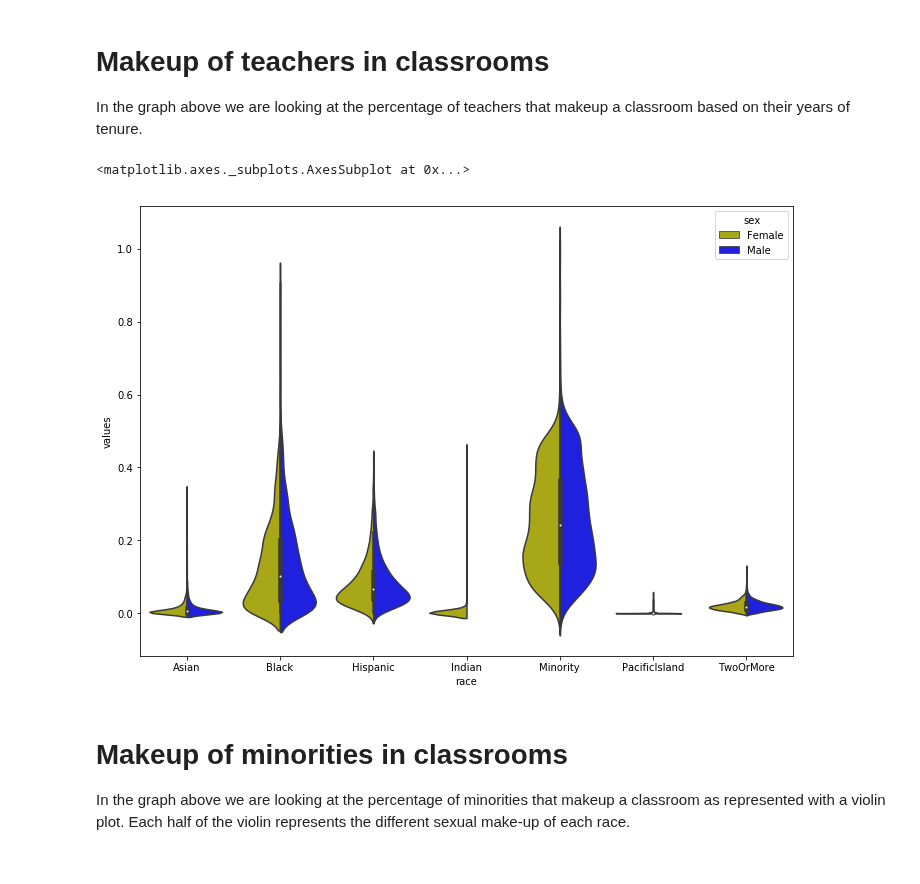
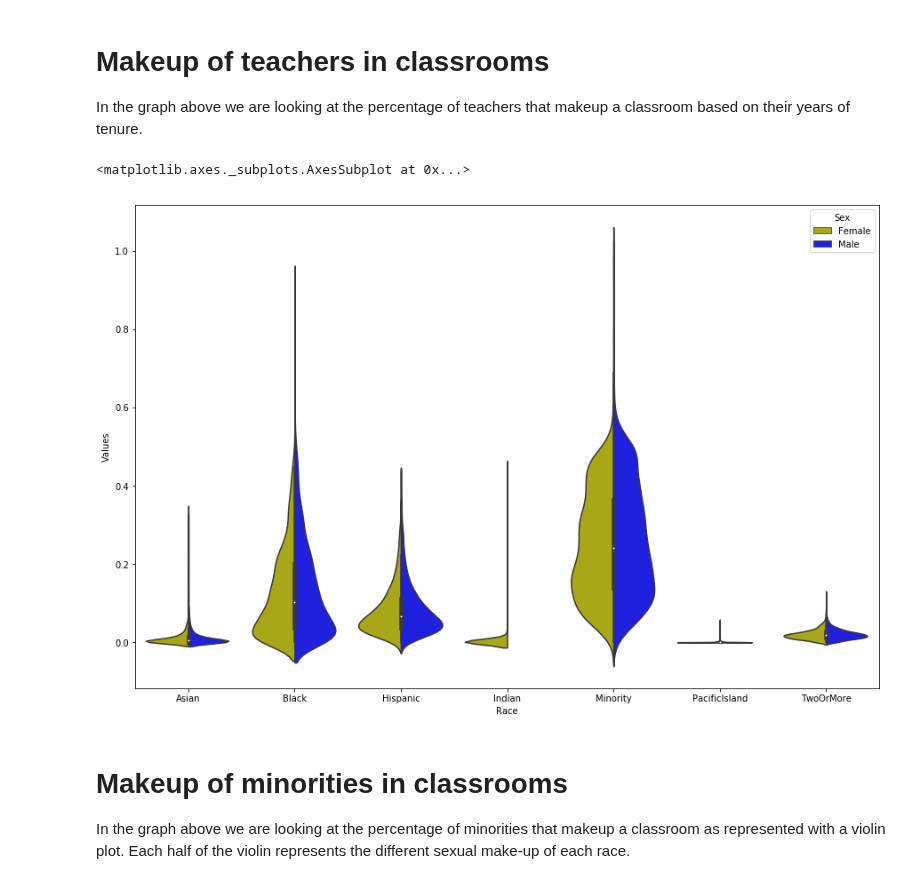
Before and after one commit to stmillett/MSDS7331_NorthCarolinaDataset, a Jupyter notebook: Data Mining - Lab 1.ipynb, the cells around one changed output. Saved outputs shown, nothing was run; the diff lists cells and outputs as text; code cells hidden in the pictures.

```diff
--- a/Data Mining - Lab 1.ipynb
+++ b/Data Mining - Lab 1.ipynb
@@ -133,17 +121,17 @@ sns.boxplot(ax=ax,data=teacher_columns,x='year', y='values', hue='region')
 In the graph above we are looking at the percentage of teachers that makeup a classroom based on their years of tenure.
 # %%
 sex_temp_col = school_data.filter(regex=('[Mm]alePct')).columns
-sex_teacher_columns = school_data[sex_temp_col].melt(var_name='col',value_name='values')
+sex_teacher_columns = school_data[sex_temp_col].melt(var_name='col',value_name='Values')
 
-sex_teacher_columns['race'] = sex_teacher_columns['col'].apply(lambda name: prefixsearch(name, "", '^','Male|Female'))
-sex_teacher_columns['sex'] = sex_teacher_columns['col'].apply(lambda name: 'Female' if re.search('Female',name) else 'Male')
+sex_teacher_columns['Race'] = sex_teacher_columns['col'].apply(lambda name: prefixsearch(name, "", '^','Male|Female'))
+sex_teacher_columns['Sex'] = sex_teacher_columns['col'].apply(lambda name: 'Female' if re.search('Female',name) else 'Male')
 # %%
-a4_dims = (11.7, 8.27)
+a4_dims = (15, 10)
 fig, ax = plt.subplots(figsize=a4_dims)
-sns.violinplot(ax=ax,x='race',y='values',hue='sex',data=sex_teacher_columns,split=True,palette={"Male": "b", "Female": "y"})
+sns.violinplot(ax=ax,x='Race',y='Values',hue='Sex',data=sex_teacher_columns,split=True,palette={"Male": "b", "Female": "y"})
 # %% [output]
 <matplotlib.axes._subplots.AxesSubplot at 0x...>
-[figure, old version]
+[figure, new version]
 # %% [markdown]
 # Makeup of minorities in classrooms
 
```
Also changed, not shown: parts of 7 cells of this notebook.
